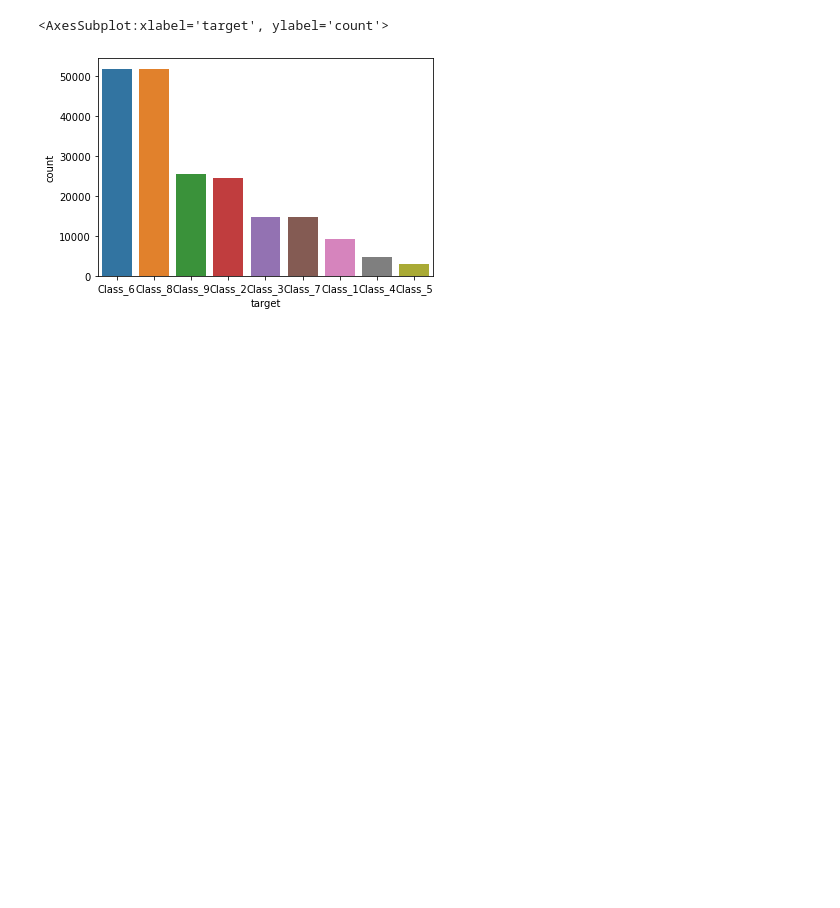
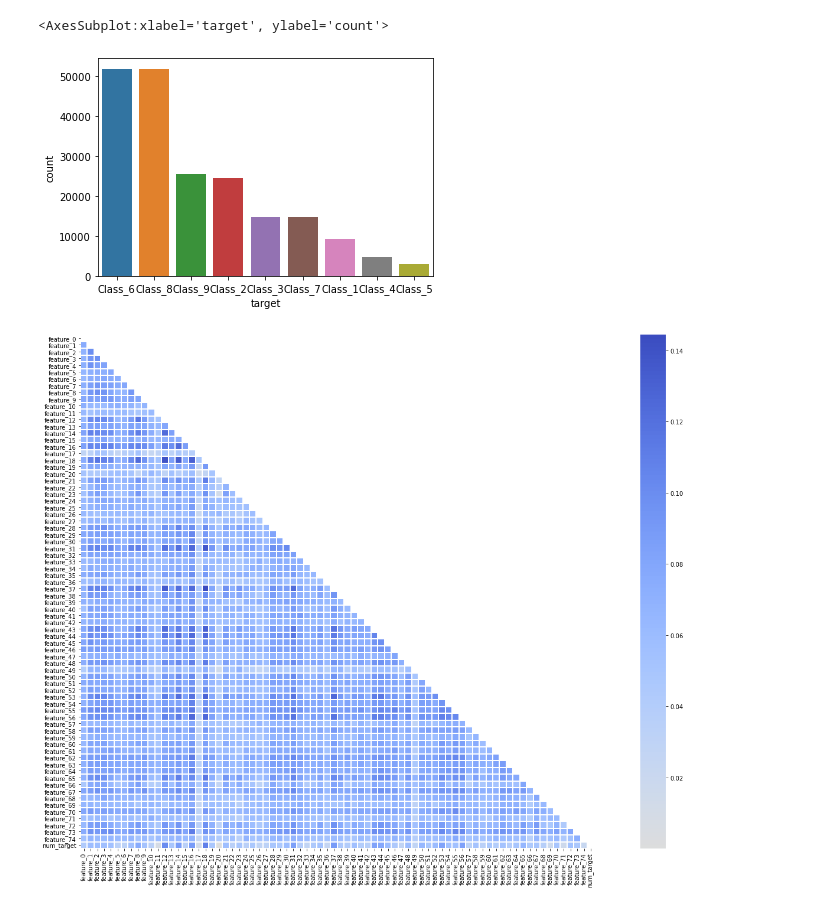
Before and after one commit to richhildebrand/Jupyter, a Jupyter notebook: playground/Tabular Playground Series - Jun 2021/data.ipynb, the cells around one changed output. Drawn from its saved outputs; the diff is of its cells as text; code cells hidden in the pictures; blank space fills up the shorter version.

```diff
--- a/playground/Tabular Playground Series - Jun 2021/data.ipynb
+++ b/playground/Tabular Playground Series - Jun 2021/data.ipynb
@@ -182,3 +173,17 @@ sns.countplot(x="target", data=train_df, order=train_df['target'].value_counts()
 # %% [output]
 <AxesSubplot:xlabel='target', ylabel='count'>
 [figure]
+# %%
+from sklearn.preprocessing import LabelEncoder
+lb = LabelEncoder()
+train_df['num_target'] = lb.fit_transform(train_df['target'])
+
+
+fig, ax = plt.subplots(figsize=(28,16))
+corr_mat = train_df.drop(["id", 'target'], axis=1).corr()
+mask = np.zeros_like(corr_mat, dtype=np.bool)
+mask[np.triu_indices_from(mask)] = True
+
+sns.heatmap(corr_mat, mask=mask, square=True, ax=ax, linewidths=0.1,center=0, cmap='coolwarm_r');
+# %% [output]
+[figure, added]
```
Also changed, not shown: parts of 4 cells of this notebook, 2 other files.
